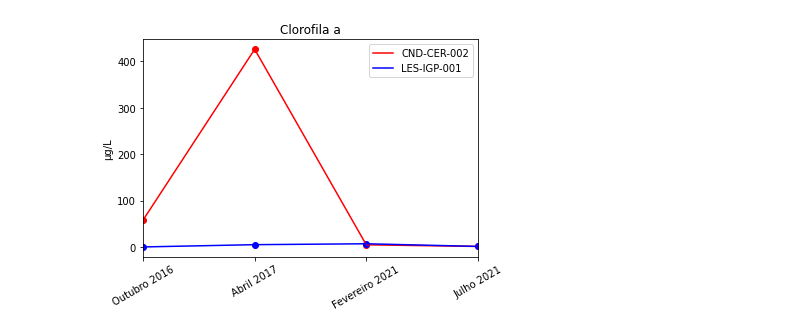
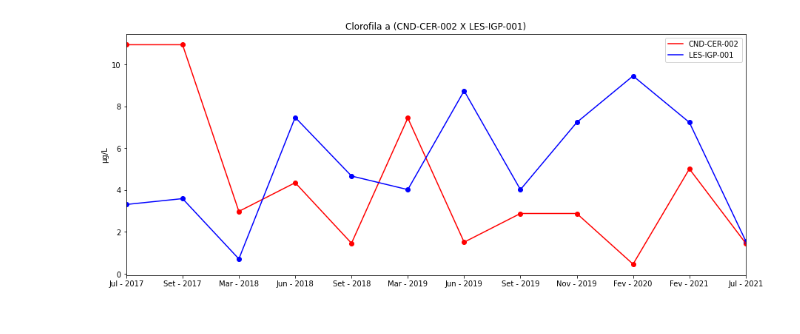
Before and after one commit to jaderAdriel/Clorofila-a, a Jupyter notebook: Projeto_pibic_2_0.ipynb, the cells around one changed output. Drawn from its saved outputs; the diff is of its cells as text; code cells hidden in the pictures.

```diff
--- a/Projeto_pibic_2_0.ipynb
+++ b/Projeto_pibic_2_0.ipynb
@@ -51,22 +39,15 @@ compare = "Reservoirs" #@param ["Parameters", "Reservoirs", "None"]
 parameter1 = "Clorofila a" #@param ["Clorofila a", "Colif. termo", "Condutividade", "Salinidade", "Sólidos em suspensão", "Sólidos totais", "STD", "Temperatura", "Turbidez", "Alcalinidade total", "DBO", "DQO", "Nitrogênio Nitrato", "N-NH3", "N Total", "OD", "pH", "P Total", "% Saturação de Oxigênio Dissolvido", "Cloreto", "Ortofosfato solúvel", "Temperatura do Ar", "Transparência da Água"]
 #@markdown only if you selected parameters option in 'compare' :)
 parameter2 = "Alcalinidade total" #@param ["Clorofila a", "Colif. termo", "Condutividade", "Salinidade", "Sólidos em suspensão", "Sólidos totais", "STD", "Temperatura", "Turbidez", "Alcalinidade total", "DBO", "DQO", "Nitrogênio Nitrato", "N-NH3", "N Total", "OD", "pH", "P Total", "% Saturação de Oxigênio Dissolvido", "Cloreto", "Ortofosfato solúvel", "Temperatura do Ar", "Transparência da Água"]
-# %%
-#@title Gŕafico { run: "auto", form-width: "50%", display-mode: "form" }
-#@markdown Select the reservoir, ignore if you are going to compare both
-graph = "reservoir2" #@param ["reservoir1", "reservoir2"]
-#@markdown select the period you want
-startDate = "2010-06-01" #@param {type:"date"}
-finalDate = "2022-06-25" #@param {type:"date"}
-variable_name = 5
 # %%
 #@title Functions { form-width: "20%", display-mode: "form" }
 
 def month_name(mes):
+    mes = int(mes)
     x = {
-        '01': 'Janeiro','02': 'Fevereiro','03': 'Março','04': 'Abril',
-        '05': 'Maio','06': 'Junho','07': 'Julho','08': 'Agosto','09': 'Setembro',
-        '10': 'Outubro','11': 'Novembro','12': 'Dezembro'
+        1 : 'Jan', 2 : 'Fev', 3: 'Mar',4: 'Abr',
+        5: 'Mai',6: 'Jun',7: 'Jul',8: 'Ago',9: 'Set',
+        10: 'Out',11: 'Nov',12: 'Dez'
         }
     return x[mes]
 
@@ -232,27 +221,33 @@ def lineGraph(dic, reservoir = 'x'):
     plt.plot(x, y, color='blue')
     plt.scatter(x, y, color='blue')
 # %%
-#@title Run { form-width: "10%" }
+#@title Gŕafico { form-width: "50%", display-mode: "form" }
+#@markdown Select the reservoir, ignore if you are going to compare both
+graph = "reservoir1" #@param ["reservoir1", "reservoir2"]
+#@markdown select the period you want
+startDate = "2017-05-01" #@param {type:"date"}
+finalDate = "2022-12-25" #@param {type:"date"}
+
 url = url1 if graph == "reservoir1" else url2
 reservoir = reservatory1 if graph == "reservoir1" else reservatory2
 
-if compare == 'None':
-    dics = [gc.open_by_url(url)]
-    dics[0] = get_parameter(parameter1, dics[0])
-    dics[0] = select(startDate, finalDate, dics[0])
-    lineGraph(dics[0], reservoir)
+dics = [gc.open_by_url(url)]
+dics[0] = get_parameter(parameter1, dics[0])
+dics[0] = select(startDate, finalDate, dics[0])
+
+if compare == 'None': lineGraph(dics[0], reservoir)
 
 if compare == 'Reservoirs':
     dics = [gc.open_by_url(url1), gc.open_by_url(url2)]
     dics[0] = select(startDate, finalDate ,get_parameter(parameter1, dics[0]))
     dics[1] = select(startDate, finalDate ,get_parameter(parameter1, dics[1]))
     compareReservoirs(dics[0], dics[1], reservatory1, reservatory2)
 
 
 elif compare == 'Parameters':
     dics = [gc.open_by_url(url), gc.open_by_url(url)]
     dics[0] = select(startDate, finalDate ,get_parameter(parameter1, dics[0]))
     dics[1] = select(startDate, finalDate ,get_parameter(parameter2, dics[1]))
     compareParameter(dics[0], dics[1], reservoir)
 # %% [output]
-[figure, old version]
+[figure, new version]
```
Also changed, not shown: parts of 4 cells of this notebook.
